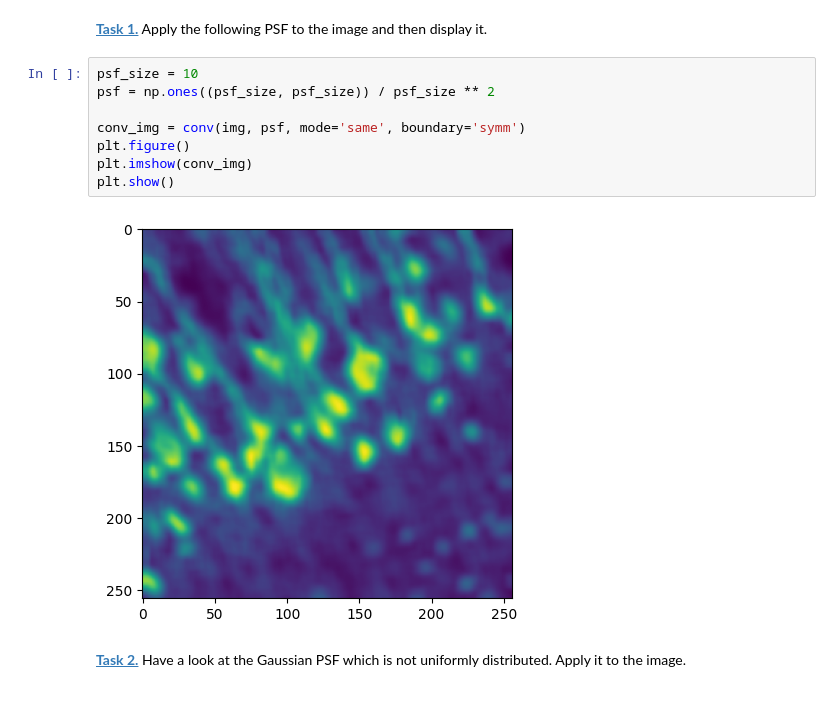
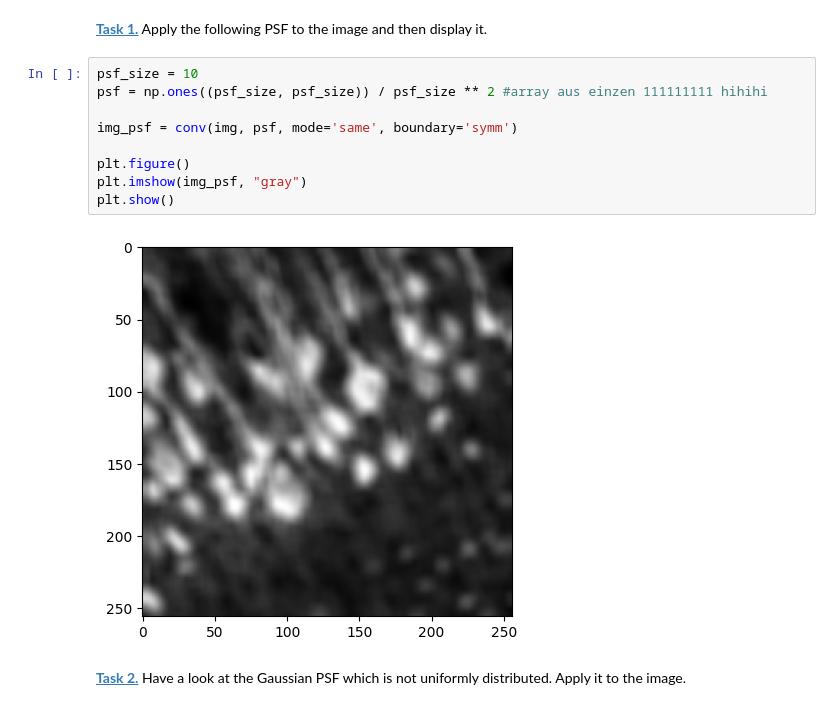
Before and after one commit to ronjahornschuh/mobi-fs5-python, a Jupyter notebook: deconvolution.ipynb, the cells around one changed output. Saved outputs shown, nothing was run; the diff lists cells and outputs as text.

```diff
--- a/deconvolution.ipynb
+++ b/deconvolution.ipynb
@@ -21,14 +21,15 @@ plt.imshow(img, 'gray')
 **[Task 1.]()** Apply the following PSF to the image and then display it.
 # %%
 psf_size = 10
-psf = np.ones((psf_size, psf_size)) / psf_size ** 2
+psf = np.ones((psf_size, psf_size)) / psf_size ** 2 #array aus einzen 111111111 hihihi
 
-conv_img = conv(img, psf, mode='same', boundary='symm')
+img_psf = conv(img, psf, mode='same', boundary='symm')
+
 plt.figure()
-plt.imshow(conv_img)
+plt.imshow(img_psf, "gray")
 plt.show()
 # %% [output]
-[figure, old version]
+[figure, new version]
 # %% [markdown]
 **[Task 2.]()** Have a look at the Gaussian PSF which is not uniformly distributed. Apply it to the image.
 # %%
```
Also changed, not shown: parts of 12 cells of this notebook.
